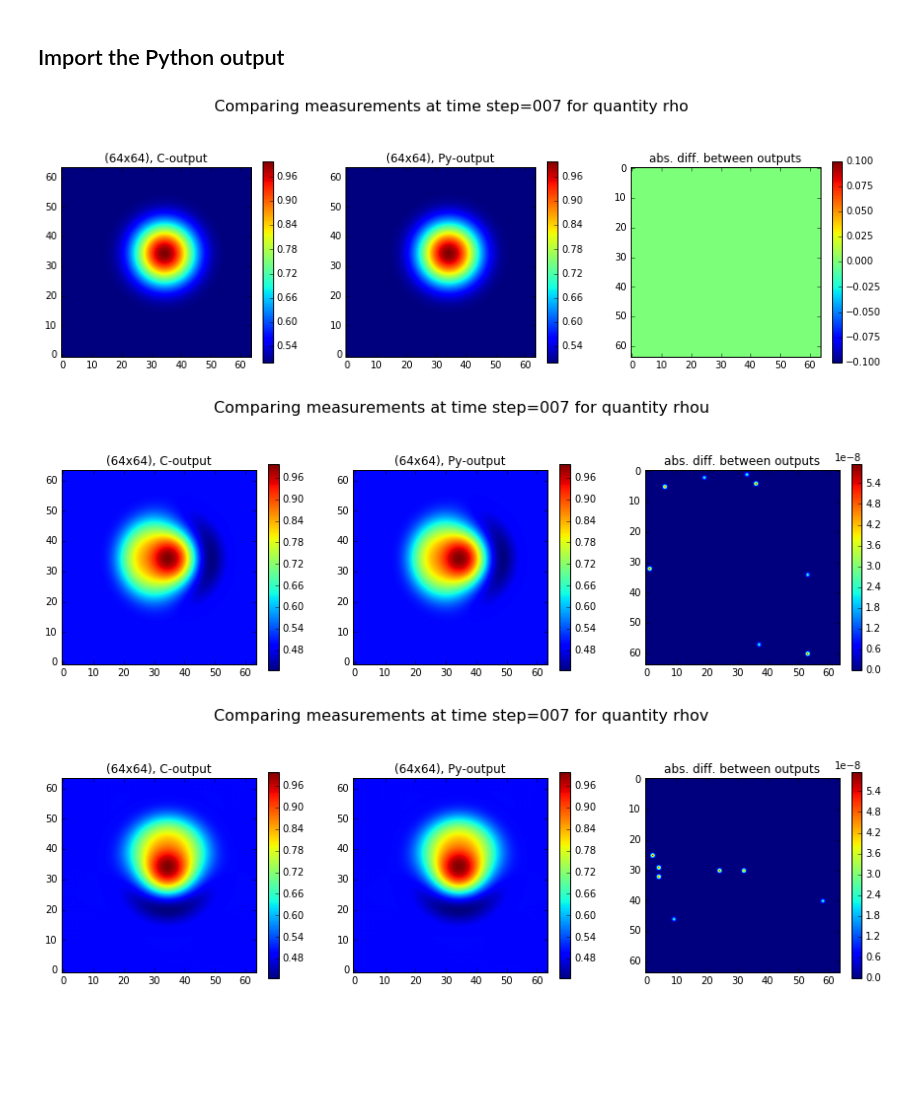
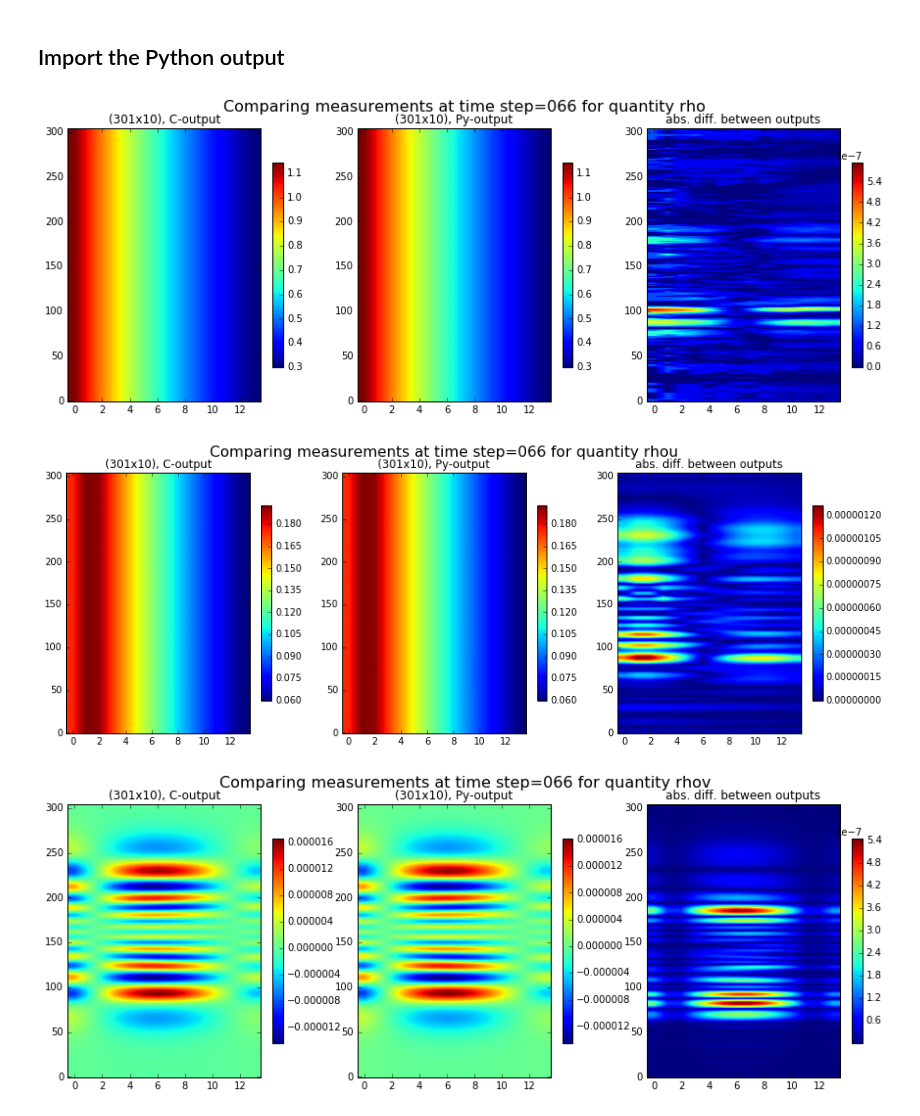
Before and after one commit to ray-chew/pyBELLA, a Jupyter notebook: RKLM_Reference/hdf4-5_converter_viewer.ipynb, the cells around one changed output. Saved outputs shown, nothing was run; the diff lists cells and outputs as text; code cells hidden in the pictures; blank space fills up the shorter version.

Commit message:
latest stand of debugger / visualiser notebooks

```diff
--- a/RKLM_Reference/hdf4-5_converter_viewer.ipynb
+++ b/RKLM_Reference/hdf4-5_converter_viewer.ipynb
@@ -142,19 +142,19 @@ def import_c(string_h5, full_path, tag, flux):
 def py_out(py_dataset,time):
     return pyfile[str(py_dataset)][str(py_dataset)+time][:]
 
-def get_filename(grid_x,grid_y,size,end_time,suffix):
-    fn = "output_travelling_vortex_ensemble=%i_%i_%i_%.1f_%s.h5" %(size,grid_x,grid_y,end_time,suffix)
+def get_filename(base_fn,grid_x,grid_y,size,end_time,suffix):
+    fn = "%s_ensemble=%i_%i_%i_%.1f_%s.h5" %(base_fn,size,grid_x,grid_y,end_time,suffix)
     return fn
 #     return "output_travelling_vortex_ensemble=" + str(size) + "_" + str(grid_x) + "_" + str(grid_y) + "_" + str(end_time) + suffix + ".h5"
 
-def get_path(filename):
-    return py_directory + filename
+def get_path(directory, filename):
+    return directory + filename
 
 def py_out(pyfile,py_dataset,time):
     return pyfile[str(py_dataset)][str(py_dataset)+time][:]
 
-inner = (slice(2,-2),slice(2,-2))
-#     inner = (slice(None,),slice(None,))
+# inner = (slice(2,-2),slice(2,-2))
+inner = (slice(None,),slice(None,))
 
 def ensemble_test_case(time, path, N, attribute, tag):
 
@@ -179,9 +179,9 @@ def ensemble_test_case(time, path, N, attribute, tag):
 
 def diff_plot(py_arr,c_arr,time,att,Nx,Ny):
     fig, ax = plt.subplots(ncols=3, figsize=(15,5))
-    im0 = ax[0].imshow(c_arr[inner], origin="lower")
+    im0 = ax[0].imshow(c_arr[inner], origin="lower", aspect='auto')
     ax[0].set_title("(%ix%i), C-output" %(Nx,Ny))
-    im1 = ax[1].imshow(py_arr, origin="lower")
+    im1 = ax[1].imshow(py_arr, origin="lower", aspect='auto')
     fig.colorbar(im0,ax=ax[0],shrink=.75)
     ax[1].set_title("(%ix%i), Py-output" %(Nx,Ny))
     fig.colorbar(im1,ax=ax[1],shrink=.75)
@@ -193,18 +193,18 @@ def diff_plot(py_arr,c_arr,time,att,Nx,Ny):
         diff = np.zeros(py_arr.shape)
         diff[:c_arr[inner].shape[0],:c_arr[inner].shape[1]] = c_arr[inner]
         diff = np.abs(py_arr - diff)
-        im2 = ax[2].imshow(diff, origin="lower")
+        im2 = ax[2].imshow(diff, origin="lower", aspect='auto')
     else:
-        im2 = ax[2].imshow(np.abs(c_arr[inner] - py_arr))
+        im2 = ax[2].imshow(np.abs(c_arr[inner] - py_arr), origin="lower", aspect='auto')
     ax[2].set_title("abs. diff. between outputs")
     fig.colorbar(im2,ax=ax[2],shrink=.75)
     fig.suptitle(r'Comparing measurements at time step=%.3d for quantity %s' %(time,att), fontsize='16')
     plt.show()
 # %%
-py_time = 7
+py_time = 66
 
-# typ = 'COMP'
-typ = 'PI'
+typ = 'COMP'
+# typ = 'PI'
 
 tag = 'ic'
 # tag = 'before_advect'
@@ -230,50 +230,64 @@ time = t_label + '_' + tag
 # C-output folder names
 #
 # base_suffix = '_acoustic_wave_high/'
-# base_suffix = '_internal_long_wave/'
+base_suffix = '_internal_long_wave/'
 # base_suffix = '_travelling_vortex_3d_48_no_initial_projection/'
-base_suffix = '_travelling_vortex_3d_48_with_initial_projection/'
+# base_suffix = '_travelling_vortex_3d_48_with_initial_projection/'
 #
 #####################################################
 
 py_directory = "../"
-py_directory += "output_travelling_vortex/"
+py_directory_suffix = "output_travelling_vortex"
+py_directory_suffix = "output_internal_long_wave"
+py_directory += py_directory_suffix + '/'
 
 flux = False
 
 string_h5, full_path = convert_c(time,base_suffix,typ,tag, flux)
 c = import_c(string_h5, full_path,tag, flux)
 
-grid_x = 64
-grid_y = 64
+grid_x = 301
+grid_y = 10
+end_time = 30.0
+
+# grid_x = 64
+# grid_y = 64
+# end_time = 1.0
+
 ref_size = 1
-end_time = 1.0
 
-if typ == 'COMP': suffix = 'comp'
+# if typ == 'COMP': suffix = 'comp'
+if typ == 'COMP': suffix = 'standard'
 if typ == 'PI': suffix = 'psinc'
 
-py_filename_ref = get_filename(grid_x, grid_y, ref_size, end_time, suffix)
-py_path = get_path(py_filename_ref)
+py_filename_ref = get_filename(py_directory_suffix,grid_x, grid_y, ref_size, end_time, suffix)
+py_path = get_path(py_directory, py_filename_ref)
 
 atts = [
           'rho',
           'rhou',
           'rhov',
           'rhoY',
-          'p2_nodes'
+          'p2_nodes',
+          'buoy'
          ]
 
 # if tag == 'after_ebnaimp' or tag == 'after_full_step':
 #     atts += ['rhs_nodes', 'hcenter', 'wplusx', 'wplusy']
 
 # if tag == 'before_advect' or tag == 'after_half_step':
 #     atts += ['rhoYu', 'rhoYv']
 
+
 for att in atts:
     py_arr = ensemble_test_case(py_time,py_path,1,att,tag)
+
     c_arr = getattr(c,att)
     diff_plot(py_arr,c_arr,py_time,att,grid_x,grid_y)
+
+#     print(py_arr[...,:2])
+#     print(c_arr[...,:2])
 # %% [output]
-[figure, old version]
+[figure, new version]
-[figure, old version]
+[figure, new version]
-[figure, old version]
+[figure, new version]
```
Also changed, not shown: parts of 2 cells of this notebook, 4 other files.
